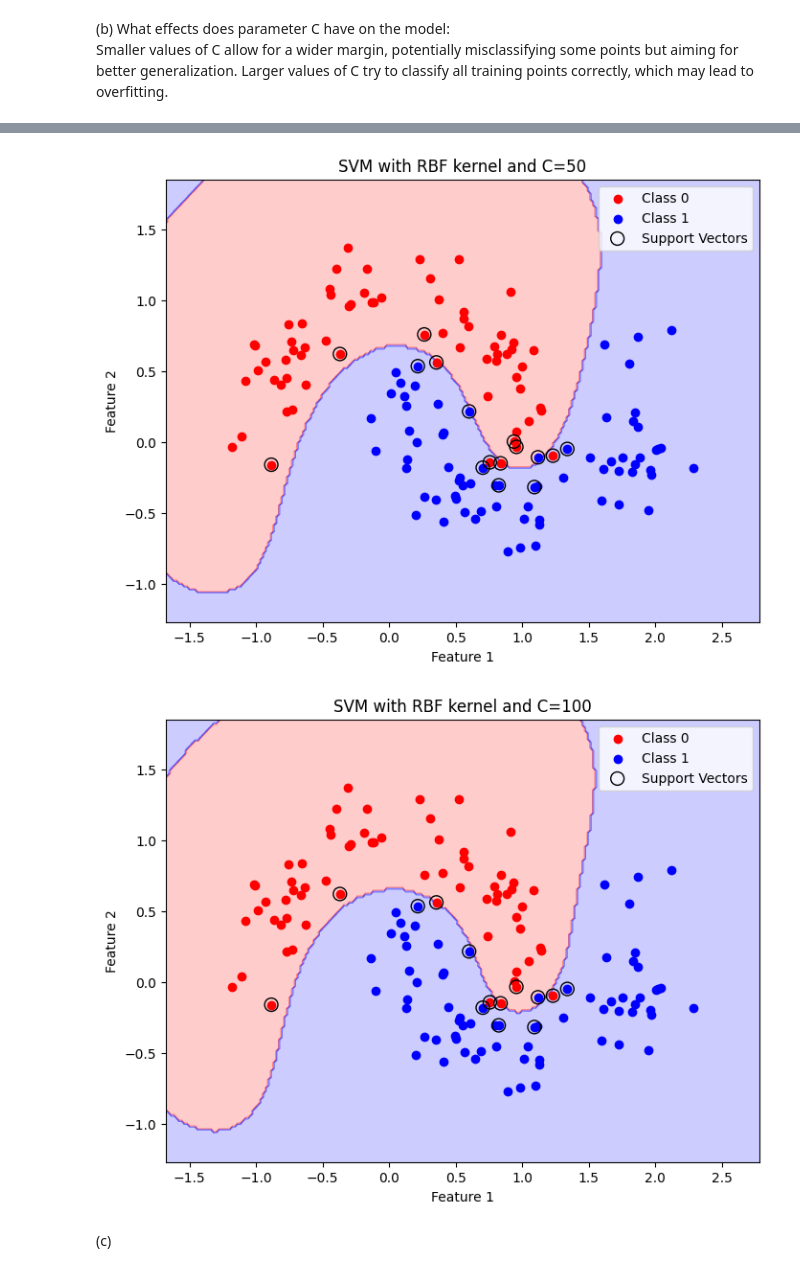
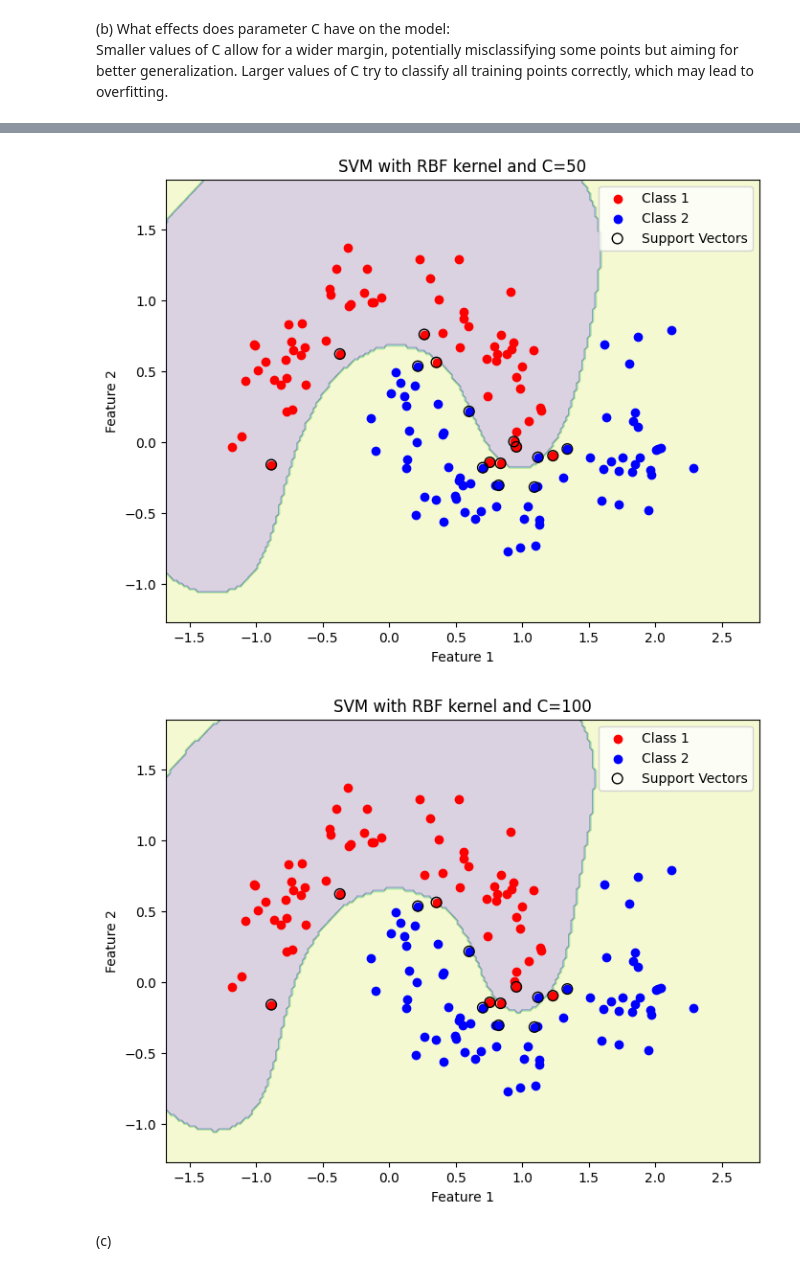
Before and after one commit to sherlockzhang18/ese417_machine_learning_intro, a Jupyter notebook: src/hw/hw4/hw4.ipynb, the cells around one changed output, grey strips where cells are left out. Drawn from its saved outputs; the diff is of its cells as text; code cells hidden in the pictures.

```diff
--- a/src/hw/hw4/hw4.ipynb
+++ b/src/hw/hw4/hw4.ipynb
@@ -36,24 +37,26 @@ def plot_decision_boundary(model, x, y, title):
     h = 0.02
     xx, yy = np.meshgrid(np.arange(x_min, x_max, h),
                          np.arange(y_min, y_max, h))
-    Z = model.predict(np.c_[xx.ravel(), yy.ravel()])
-    Z = Z.reshape(xx.shape)
+    z = model.predict(np.c_[xx.ravel(), yy.ravel()])
+    z = z.reshape(xx.shape)
+
     plt.figure(figsize=(8, 6))
-    plt.contourf(xx, yy, Z, alpha=0.2, cmap=ListedColormap(('red', 'blue')))
-    plt.scatter(x[y == 0, 0], x[y == 0, 1], color='red', label='Class 0')
-    plt.scatter(x[y == 1, 0], x[y == 1, 1], color='blue', label='Class 1')
+    plt.contourf(xx, yy, z, alpha=0.2)
+    plt.scatter(x[y == 0, 0], x[y == 0, 1], color='red', label='Class 1')
+    plt.scatter(x[y == 1, 0], x[y == 1, 1], color='blue', label='Class 2')
     plt.scatter(model.support_vectors_[:, 0], model.support_vectors_[:, 1],
-                s=100, facecolors='none', edgecolors='k', label='Support Vectors')
+                s=60, facecolors='none', edgecolors='k', label='Support Vectors')
     plt.legend()
     plt.title(title)
     plt.xlabel('Feature 1')
     plt.ylabel('Feature 2')
     plt.show()
 
-C_values = [0.05, 0.1, 1, 2, 5, 10, 50, 100]
-for C in C_values:
-    svm_res = SVC(kernel='rbf', C=C)
+
+c_values = [0.05, 0.1, 1, 2, 5, 10, 50, 100]
+for c in c_values:
+    svm_res = SVC(kernel='rbf', C=c)
     svm_res.fit(x_train, y_train)
-    title = f'SVM with RBF kernel and C={C}'
+    title = f'SVM with RBF kernel and C={c}'
     plot_decision_boundary(svm_res, x_train, y_train, title)
 # %% [output]
@@ -66,5 +69,5 @@ for C in C_values:
-[figure, old version]
+[figure, new version]
-[figure, old version]
+[figure, new version]
 # %% [markdown]
 <div style="page-break-after: always;"></div>
 (c)
```
Also changed, not shown: parts of 4 cells of this notebook, 1 other file.
